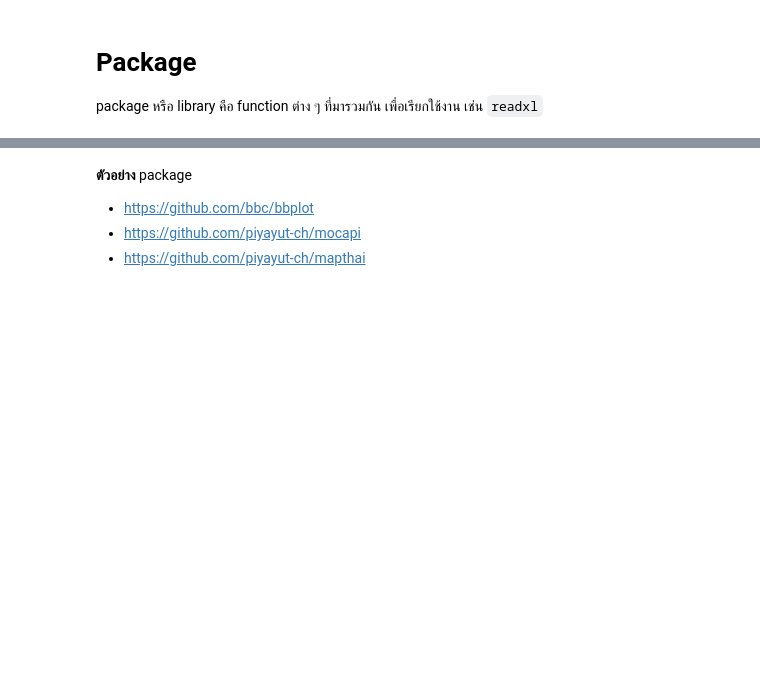
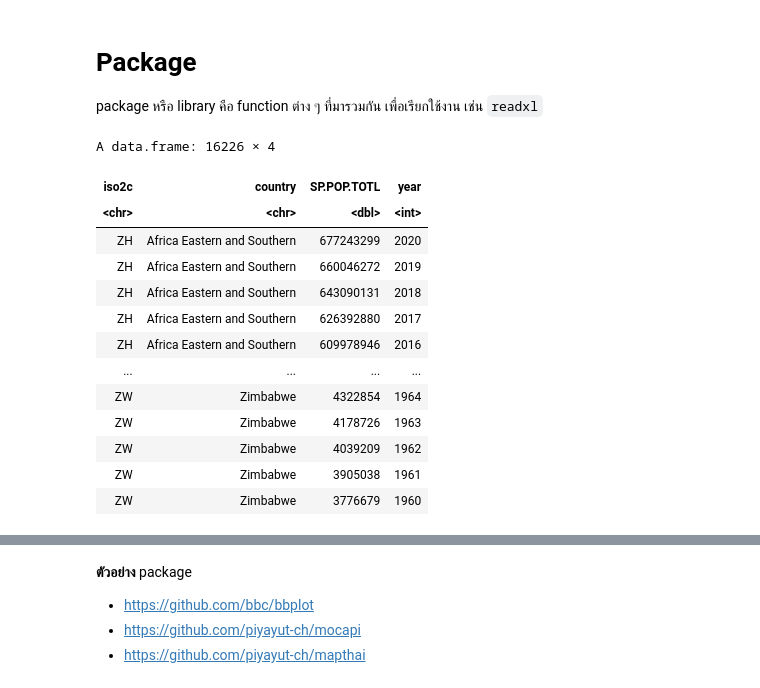
Before and after one commit to piyayut-ch/2021-08-24_introR, a Jupyter notebook: notebook/1_basic-R.ipynb, the cells around one changed output, grey strips where cells are left out. Cells and saved outputs as stored; diff of their text form; code cells hidden in the pictures; blank space fills up the shorter version.

```diff
--- a/notebook/1_basic-R.ipynb
+++ b/notebook/1_basic-R.ipynb
@@ -490,0 +574,20 @@ package หรือ library คือ function ต่าง ๆ ที่มา
+# %%
+# ใช้คำสั่ง library จะเป็นการโหลด function, data ทั้งหมดใน library นั้นมาใช้งาน
+library("WDI")
+df <- WDI(indicator='SP.POP.TOTL', start=1960, end=2020)
+df
+# %% [output]
+A data.frame: 16226 × 4
+| iso2c | country | SP.POP.TOTL | year |
+| <chr> | <chr> | <dbl> | <int> |
+| ZH | Africa Eastern and Southern | 677243299 | 2020 |
+| ZH | Africa Eastern and Southern | 660046272 | 2019 |
+| ZH | Africa Eastern and Southern | 643090131 | 2018 |
+| ZH | Africa Eastern and Southern | 626392880 | 2017 |
+| ZH | Africa Eastern and Southern | 609978946 | 2016 |
+| ... | ... | ... | ... |
+| ZW | Zimbabwe | 4322854 | 1964 |
+| ZW | Zimbabwe | 4178726 | 1963 |
+| ZW | Zimbabwe | 4039209 | 1962 |
+| ZW | Zimbabwe | 3905038 | 1961 |
+| ZW | Zimbabwe | 3776679 | 1960 |
```
Also changed, not shown: parts of 19 cells of this notebook, 14 other files.
